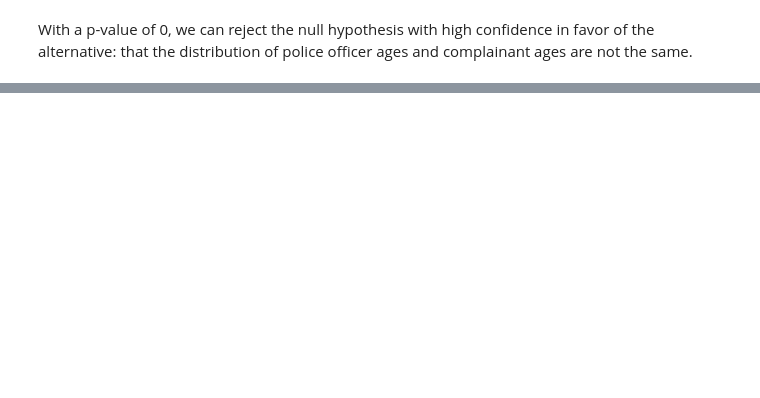
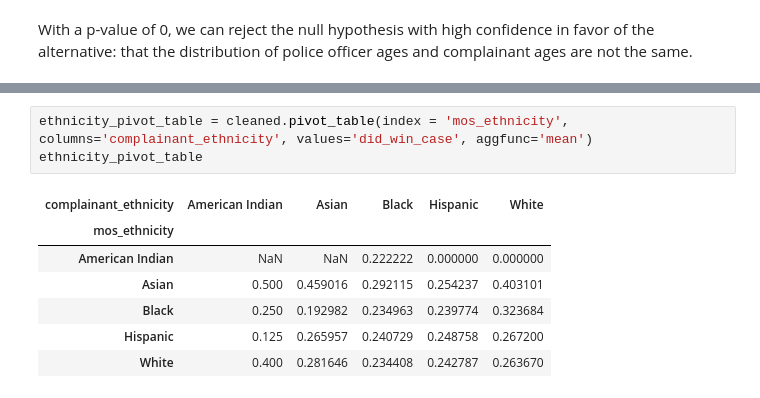
Before and after one commit to RyanHUNGry/nypd-civilian-complaints-EDA, a Jupyter notebook: notebook.ipynb, the cells around one changed output, grey strips where cells are left out. Saved outputs shown, nothing was run; the diff lists cells and outputs as text; blank space fills up the shorter version.

```diff
--- a/notebook.ipynb
+++ b/notebook.ipynb
@@ -375,0 +427,11 @@ With a p-value of 0, we can reject the null hypothesis with high confidence in f
+# %%
+ethnicity_pivot_table = cleaned.pivot_table(index = 'mos_ethnicity', columns='complainant_ethnicity', values='did_win_case', aggfunc='mean')
+ethnicity_pivot_table
+# %% [output]
+| complainant_ethnicity | American Indian | Asian | Black | Hispanic | White |
+| mos_ethnicity |  |  |  |  |  |
+| American Indian | NaN | NaN | 0.222222 | 0.000000 | 0.000000 |
+| Asian | 0.500 | 0.459016 | 0.292115 | 0.254237 | 0.403101 |
+| Black | 0.250 | 0.192982 | 0.234963 | 0.239774 | 0.323684 |
+| Hispanic | 0.125 | 0.265957 | 0.240729 | 0.248758 | 0.267200 |
+| White | 0.400 | 0.281646 | 0.234408 | 0.242787 | 0.263670 |
```
Also changed, not shown: parts of 9 cells of this notebook.
